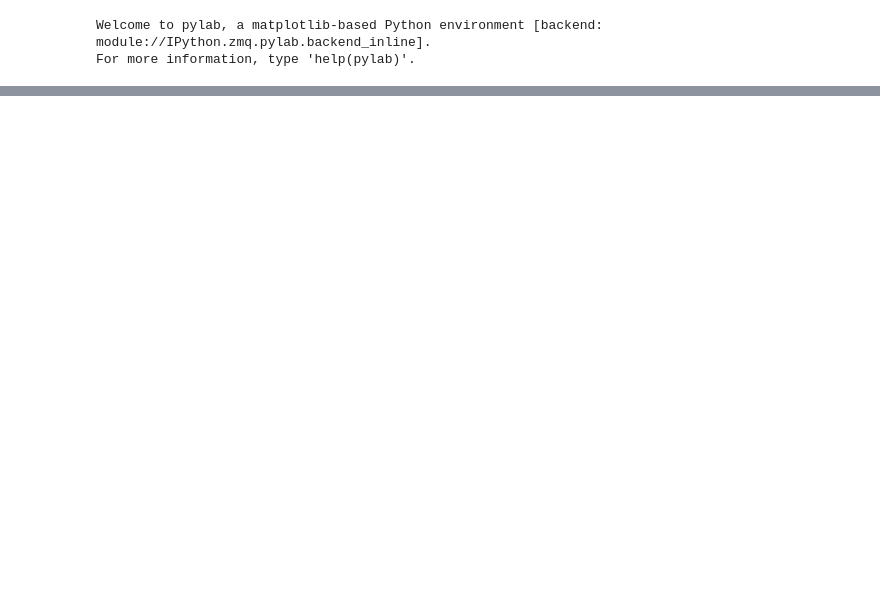
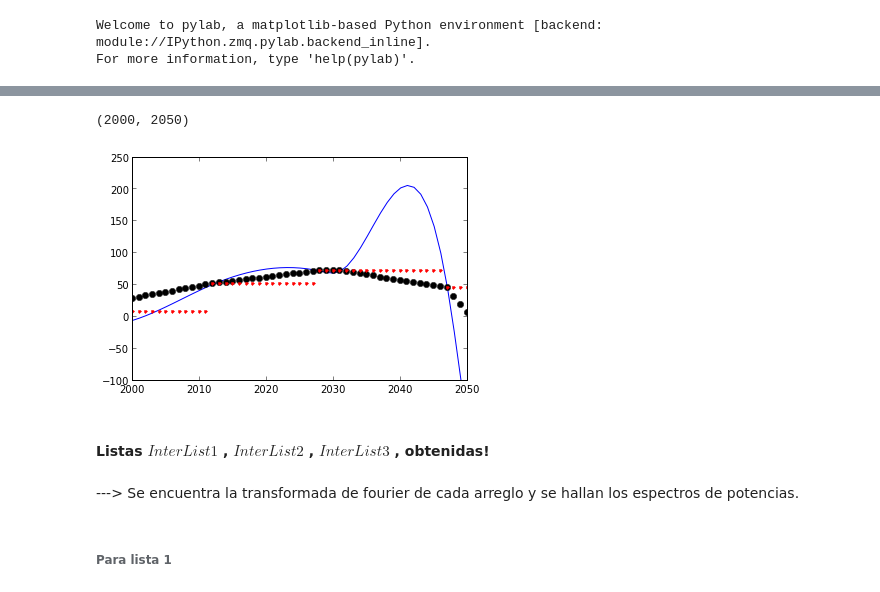
Before and after one commit to daniel-lozano/tarea5, a Jupyter notebook: ManchasT5B.ipynb, the cells around one changed output, grey strips where cells are left out. Saved outputs shown, nothing was run; the diff lists cells and outputs as text; code cells hidden in the pictures; blank space fills up the shorter version.

```diff
--- a/ManchasT5B.ipynb
+++ b/ManchasT5B.ipynb
@@ -73,0 +144,19 @@ Finalmente, Hacer una estimacion del periodo del ciclo solar
+# %%
+f=interpolate.interp1d(Originaldata,Data,'cubic')
+# %%
+InterList3=empty(0)
+for a in range(RangoTot+1):
+    InterList3=np.append(InterList3,f(a))
+#shape(List),shape(InterList2)[0],shape(InterList1)[0],RangoTot
+# %%
+plot(InterList3,'b-',InterList2,'ko',InterList1,'r.')
+ylim([-100,250])
+xlim([2000,2050])
+# %% [output]
+(2000, 2050)
+[figure, added]
+# %% [markdown]
+#### Listas $InterList1$ , $InterList2$ , $InterList3$ , obtenidas!
+# %% [markdown]
+--->
+Se encuentra la transformada de fourier de cada arreglo y se hallan los espectros de potencias.
@@ -73,0 +167,2 @@ Finalmente, Hacer una estimacion del periodo del ciclo solar
+# %% [markdown]
+###### Para lista 1
```
Also changed, not shown: parts of 79 cells of this notebook.
